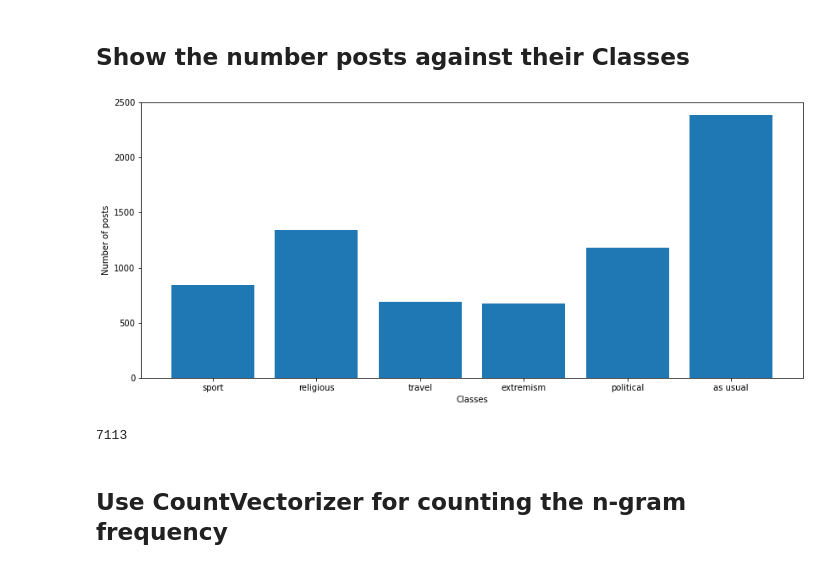
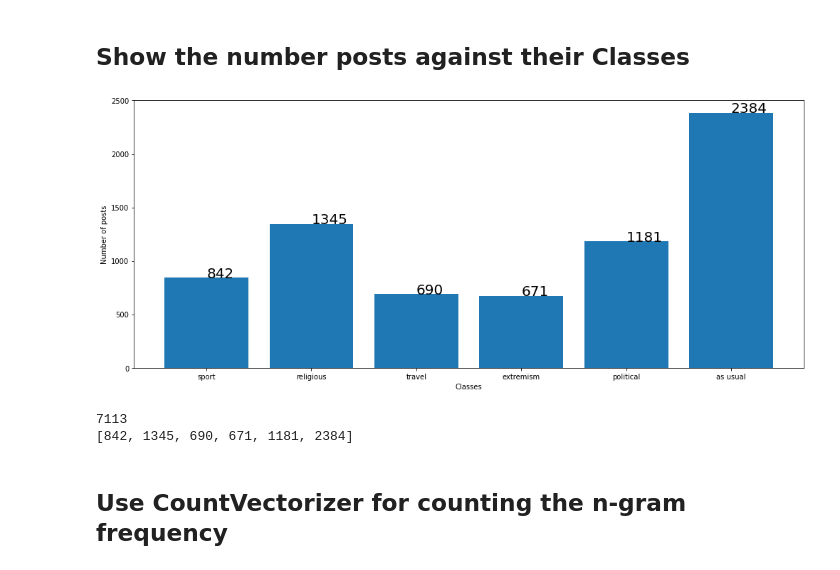
Before and after one commit to ruman23/categoriseSocialMediaProfile, a Jupyter notebook: Main.ipynb, the cells around one changed output. Saved outputs shown, nothing was run; the diff lists cells and outputs as text; code cells hidden in the pictures.

Commit message:
Updated graph

```diff
--- a/Main.ipynb
+++ b/Main.ipynb
@@ -41,20 +41,28 @@ data.head()
 # %%
 cnts = [0]*6
 
 for i in range(6):
     cnts[i] = len(data[data.label==i])
 y_pos = np.arange(len(clmn))
 plt.figure(figsize=(14, 6))
 plt.bar(y_pos, cnts)
 plt.xticks(y_pos, clmn)
 plt.xlabel('Classes')
 plt.ylabel('Number of posts')
+
+for index, countData in enumerate(cnts):
+    plt.text(x=index , y =countData+2 , s=f"{round(countData, 2)}" , fontdict=dict(fontsize=20))
+plt.tight_layout()
+
 plt.show()
 
+
 print(len(data))
+print(cnts)
 # %% [output]
-[figure, old version]
+[figure, new version]
 7113
+[842, 1345, 690, 671, 1181, 2384]
 # %% [markdown]
 ## Use CountVectorizer for counting the n-gram frequency
 # %%
```
